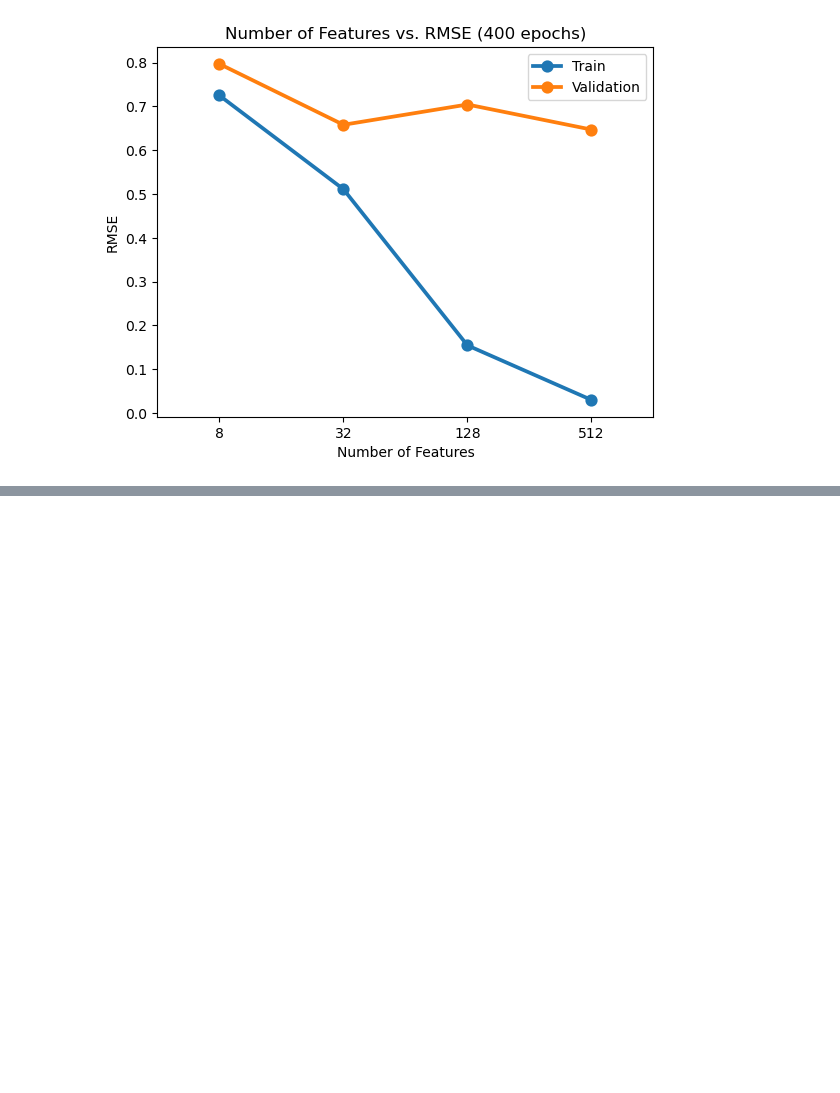
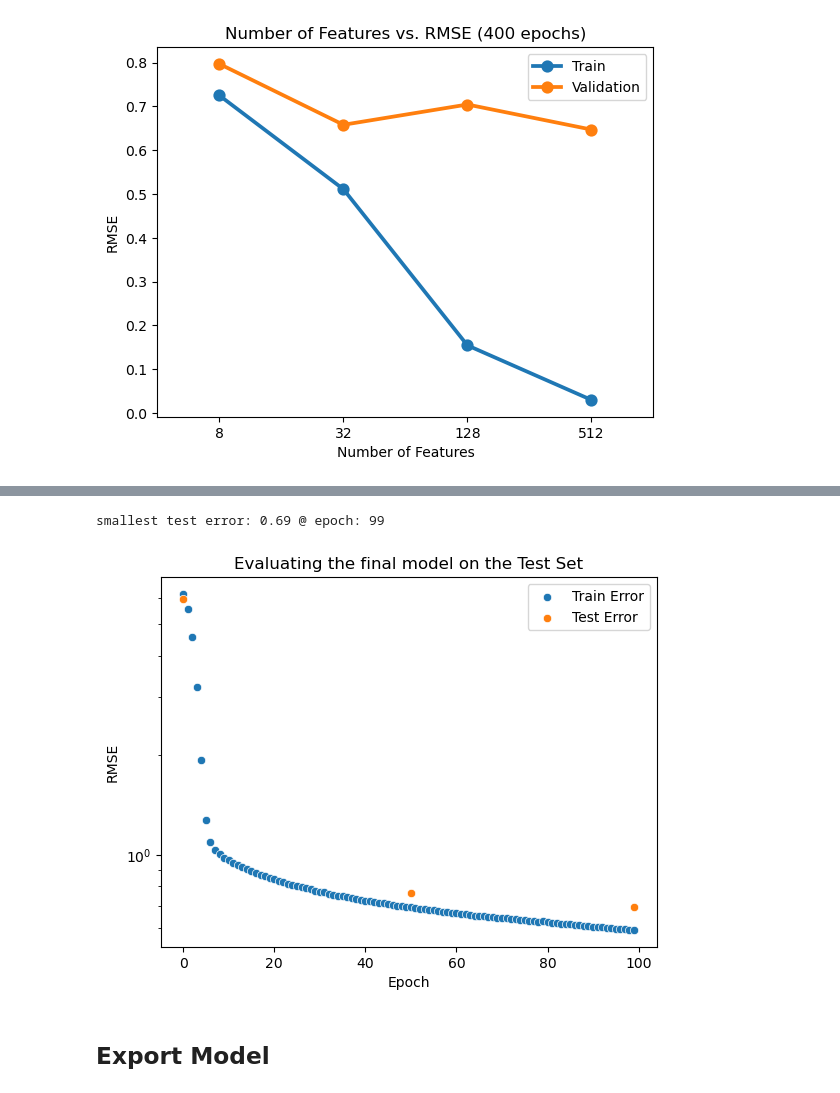
Before and after one commit to HoffOskar/QSAR_BRD4, a Jupyter notebook: 04_QSAR_regression/01_mlp_morgan.ipynb, the cells around one changed output, grey strips where cells are left out. Drawn from its saved outputs; the diff is of its cells as text; code cells hidden in the pictures; blank space fills up the shorter version.

```diff
--- a/04_QSAR_regression/01_mlp_morgan.ipynb
+++ b/04_QSAR_regression/01_mlp_morgan.ipynb
@@ -532,0 +721,19 @@ optuna.visualization.plot_param_importances(study)
+# %%
+print(
+    f"smallest test error: {error_100_df['test_error'].min():.2f} @ epoch: {error_100_df['test_error'].idxmin()}"
+)
+
+### Plot
+sns.scatterplot(data=error_100_df, x="epoch", y="train_loss", label="Train Error")
+sns.scatterplot(data=error_100_df, x="epoch", y="test_error", label="Test Error")
+plt.xlabel("Epoch")
+plt.ylabel("RMSE")
+plt.yscale("log")
+plt.legend()
+plt.title("Evaluating the final model on the Test Set")
+plt.show()
+# %% [output]
+smallest test error: 0.69 @ epoch: 99
+[figure, added]
+# %% [markdown]
+## Export Model
```
Also changed, not shown: parts of 23 cells of this notebook, 3 other files.
